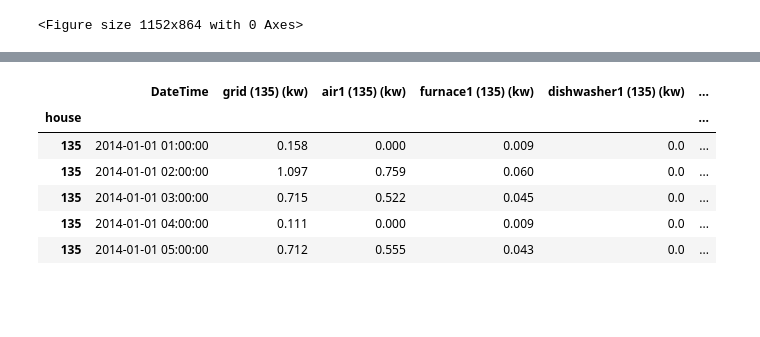
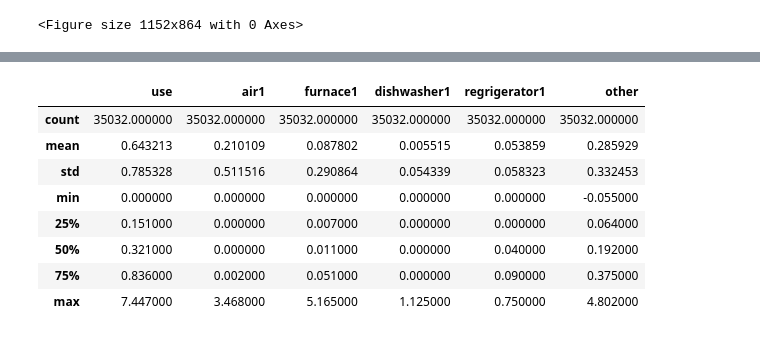
Before and after one commit to bondxue/Discriminative-Sparse-Coding-for-Energy-Disaggregation, a Jupyter notebook: dataprocess.ipynb, the cells around one changed output, grey strips where cells are left out. Cells and saved outputs as stored; diff of their text form; code cells hidden in the pictures; blank space fills up the shorter version.

Commit message:
update data preprocessing

```diff
--- a/dataprocess.ipynb
+++ b/dataprocess.ipynb
@@ -26,11 +26,3 @@ import os
 import sys
 import pandas as pd
 from collections import defaultdict
-# %%
-df = pd.read_csv('datasets/135.csv')
-df['DateTime'] = pd.to_datetime(df['DateTime'])
-df = df.set_index('DateTime')
-# %%
-df = df.resample('1H').first()
-df = df.reset_index(drop=False)
-df.head()
@@ -44,3 +29,23 @@ df.head()
-# %%
-df['house'] = 135
-df = df.set_index('house')
+# %%
+def read_data():
+    houses = [135, 275, 580, 898]
+    df = pd.DataFrame()
+    for house in houses:
+        house_df = pd.read_csv('datasets/{}.csv'.format(str(house)))
+        house_df['DateTime'] = pd.to_datetime(house_df['DateTime'])
+        house_df = house_df.set_index('DateTime')
+        house_df = house_df.resample('1H').first()  # resample from 15 mins to 1 hour
+        house_df = house_df.reset_index(drop=False)
+        print(len(house_df))
+
+        house_df.columns = ['localhour', 'use', 'air1', 'furnace1', 'dishwasher1', 'regrigerator1']
+        appliances_sum = house_df[['air1', 'furnace1', 'dishwasher1', 'regrigerator1']].sum(axis=1)
+        house_df['other'] = house_df['use'].subtract(appliances_sum)
+        house_df['house'] = house
+        house_df = house_df.set_index('house')
+        df = pd.concat([df, house_df])
+
+    return df
+
+df = read_data()
+df.head()
@@ -47,10 +64,12 @@ df = df.set_index('house')
 # %%
-df.head()
+df.describe()
 # %% [output]
-|  | DateTime | grid (135) (kw) | air1 (135) (kw) | furnace1 (135) (kw) | dishwasher1 (135) (kw) | ... |
-| house |  |  |  |  |  | ... |
-| 135 | 2014-01-01 01:00:00 | 0.158 | 0.000 | 0.009 | 0.0 | ... |
-| 135 | 2014-01-01 02:00:00 | 1.097 | 0.759 | 0.060 | 0.0 | ... |
-| 135 | 2014-01-01 03:00:00 | 0.715 | 0.522 | 0.045 | 0.0 | ... |
-| 135 | 2014-01-01 04:00:00 | 0.111 | 0.000 | 0.009 | 0.0 | ... |
-| 135 | 2014-01-01 05:00:00 | 0.712 | 0.555 | 0.043 | 0.0 | ... |
+|  | use | air1 | furnace1 | dishwasher1 | regrigerator1 | other |
+| count | 35032.000000 | 35032.000000 | 35032.000000 | 35032.000000 | 35032.000000 | 35032.000000 |
+| mean | 0.643213 | 0.210109 | 0.087802 | 0.005515 | 0.053859 | 0.285929 |
+| std | 0.785328 | 0.511516 | 0.290864 | 0.054339 | 0.058323 | 0.332453 |
+| min | 0.000000 | 0.000000 | 0.000000 | 0.000000 | 0.000000 | -0.055000 |
+| 25% | 0.151000 | 0.000000 | 0.007000 | 0.000000 | 0.000000 | 0.064000 |
+| 50% | 0.321000 | 0.000000 | 0.011000 | 0.000000 | 0.040000 | 0.192000 |
+| 75% | 0.836000 | 0.002000 | 0.051000 | 0.000000 | 0.090000 | 0.375000 |
+| max | 7.447000 | 3.468000 | 5.165000 | 1.125000 | 0.750000 | 4.802000 |
```
Also changed, not shown: parts of 22 cells of this notebook.
